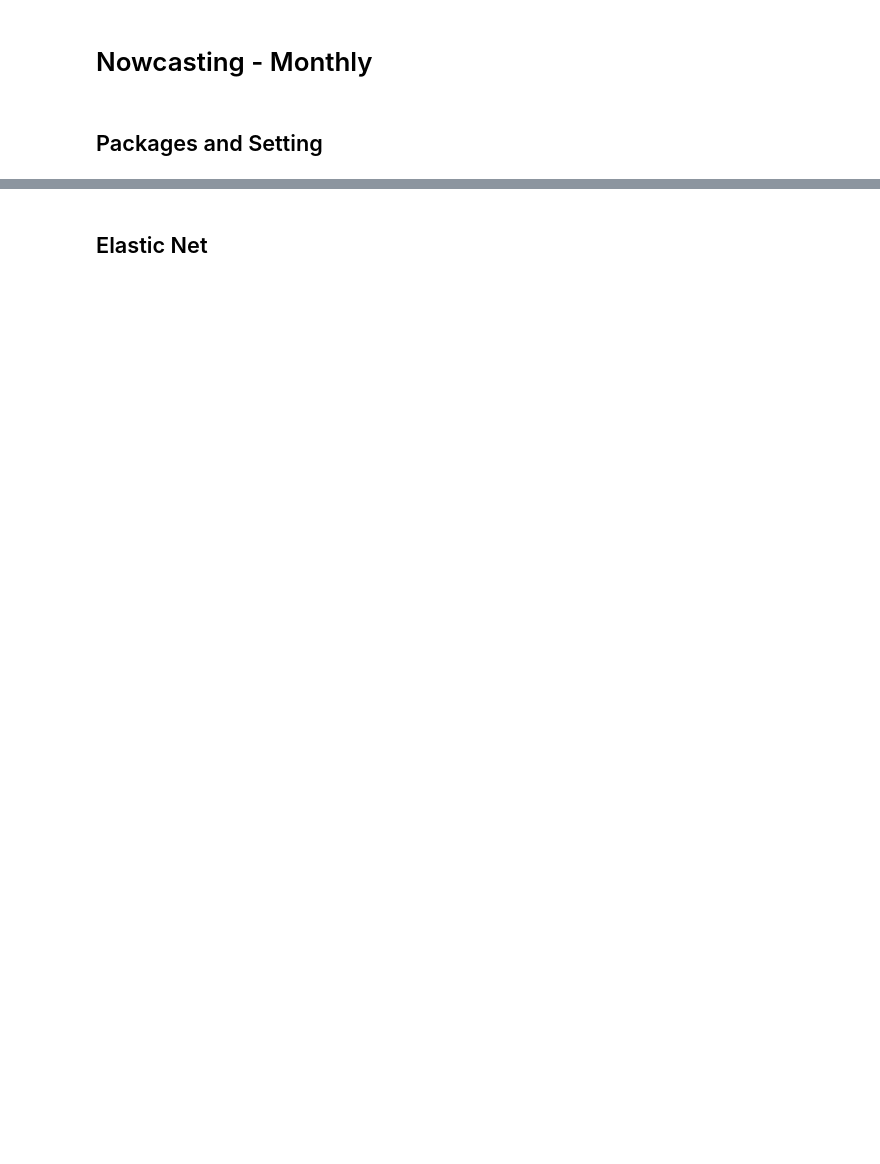
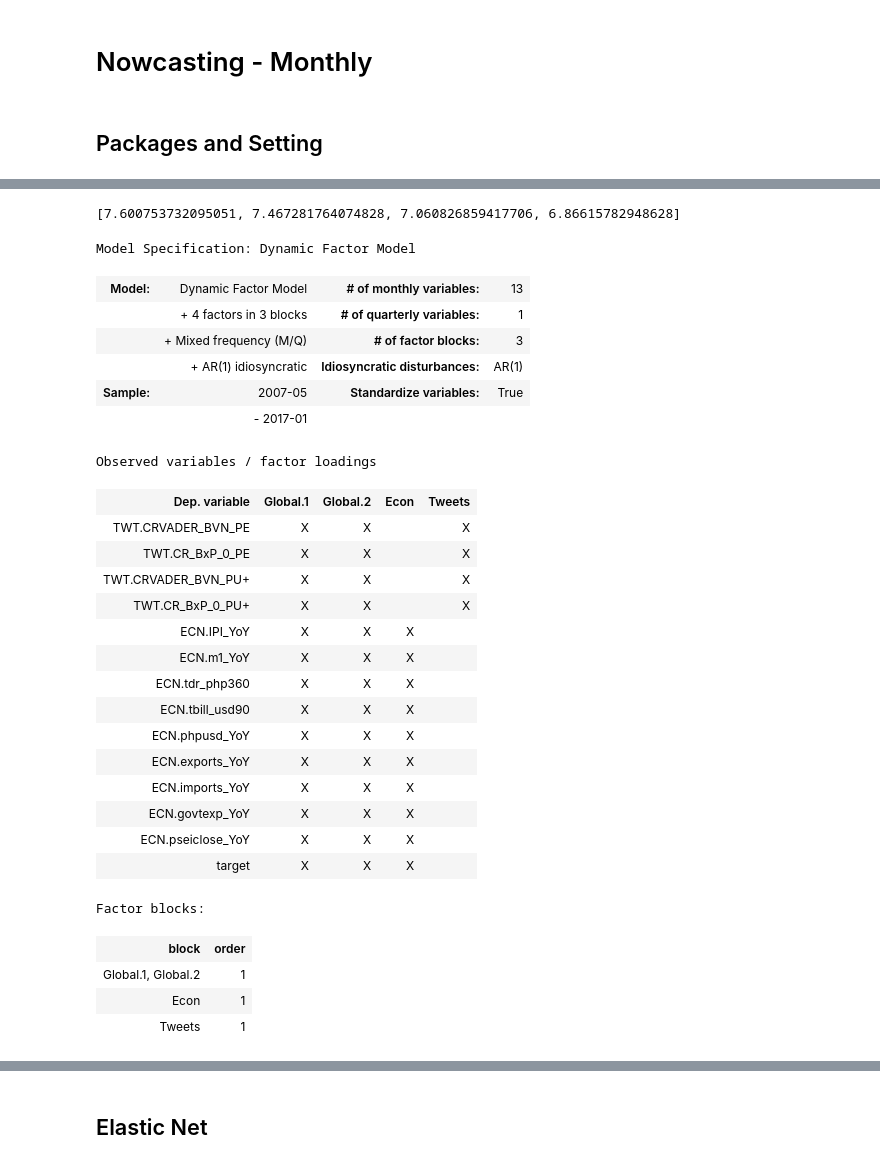
Before and after one commit to tiubenedict/TweetsNowcast, a Jupyter notebook: Nowcasting-M.ipynb, the cells around one changed output, grey strips where cells are left out. Drawn from its saved outputs; the diff is of its cells as text; code cells hidden in the pictures; blank space fills up the shorter version.

```diff
--- a/Nowcasting-M.ipynb
+++ b/Nowcasting-M.ipynb
@@ -27,0 +383,74 @@ warnings.filterwarnings("ignore")
+# %%
+## Specify number of global factors (int), or factors per observed variable (dict)
+# factors = 1
+# factor_multiplicities = 2
+# factor_orders = 4
+
+factors = dict()
+for col in list(endog_m.columns):
+    if col[0:3] == 'TWT':
+        factors[col] = ['Global','Tweets']
+    elif col[0:3] == 'ECN':
+        factors[col] = ['Global','Econ']
+factors['target'] = ['Global']
+factor_multiplicities = {'Global': 2}
+# factor_orders = {'Global': 4,'Econ': 1, 'Tweets': 1}
+factor_orders = {'Global':4}
+
+model = sm.tsa.DynamicFactorMQ(endog_m, endog_quarterly=endog_q, factors=factors, factor_orders=factor_orders, factor_multiplicities=factor_multiplicities)
+# model.summary()
+point_forecasts_m = list(model.fit().predict(start='2017-01', end='2017-12').resample('Q').last()['target'])
+point_forecasts_m
+# %% [output]
+[7.600753732095051, 7.467281764074828, 7.060826859417706, 6.86615782948628]
+# %%
+## Specify number of global factors (int), or factors per observed variable (dict)
+# factors = 2
+# factor_multiplicities = 1
+# factor_orders=1
+
+factors = dict()
+for col in list(endog_m.columns):
+    if col[0:3] == 'TWT':
+        factors[col] = ['Global','Tweets']
+    elif col[0:3] == 'ECN':
+        factors[col] = ['Global','Econ']
+factors['target'] = ['Global','Econ']
+factor_multiplicities = {'Global': 2}
+factor_orders=1
+
+model = sm.tsa.DynamicFactorMQ(
+    endog_m, endog_quarterly=endog_q,
+    factors=factors, factor_orders=factor_orders,
+    factor_multiplicities=factor_multiplicities)
+
+model.summary()
+# %% [output]
+Model Specification: Dynamic Factor Model
+| Model: | Dynamic Factor Model | # of monthly variables: | 13 |
+|  | + 4 factors in 3 blocks | # of quarterly variables: | 1 |
+|  | + Mixed frequency (M/Q) | # of factor blocks: | 3 |
+|  | + AR(1) idiosyncratic | Idiosyncratic disturbances: | AR(1) |
+| Sample: | 2007-05 | Standardize variables: | True |
+|  | - 2017-01 |  |  |
+Observed variables / factor loadings
+| Dep. variable | Global.1 | Global.2 | Econ | Tweets |
+| TWT.CRVADER_BVN_PE | X | X |  | X |
+| TWT.CR_BxP_0_PE | X | X |  | X |
+| TWT.CRVADER_BVN_PU+ | X | X |  | X |
+| TWT.CR_BxP_0_PU+ | X | X |  | X |
+| ECN.IPI_YoY | X | X | X |  |
+| ECN.m1_YoY | X | X | X |  |
+| ECN.tdr_php360 | X | X | X |  |
+| ECN.tbill_usd90 | X | X | X |  |
+| ECN.phpusd_YoY | X | X | X |  |
+| ECN.exports_YoY | X | X | X |  |
+| ECN.imports_YoY | X | X | X |  |
+| ECN.govtexp_YoY | X | X | X |  |
+| ECN.pseiclose_YoY | X | X | X |  |
+| target | X | X | X |  |
+Factor blocks:
+| block | order |
+| Global.1, Global.2 | 1 |
+| Econ | 1 |
+| Tweets | 1 |
```
Also changed, not shown: parts of 34 cells of this notebook, 1 other file.
